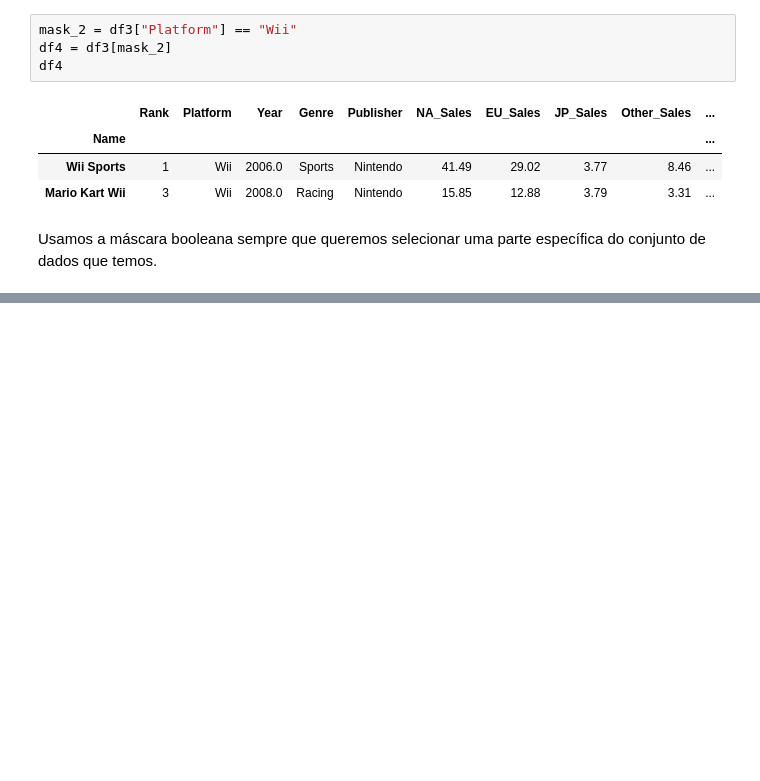
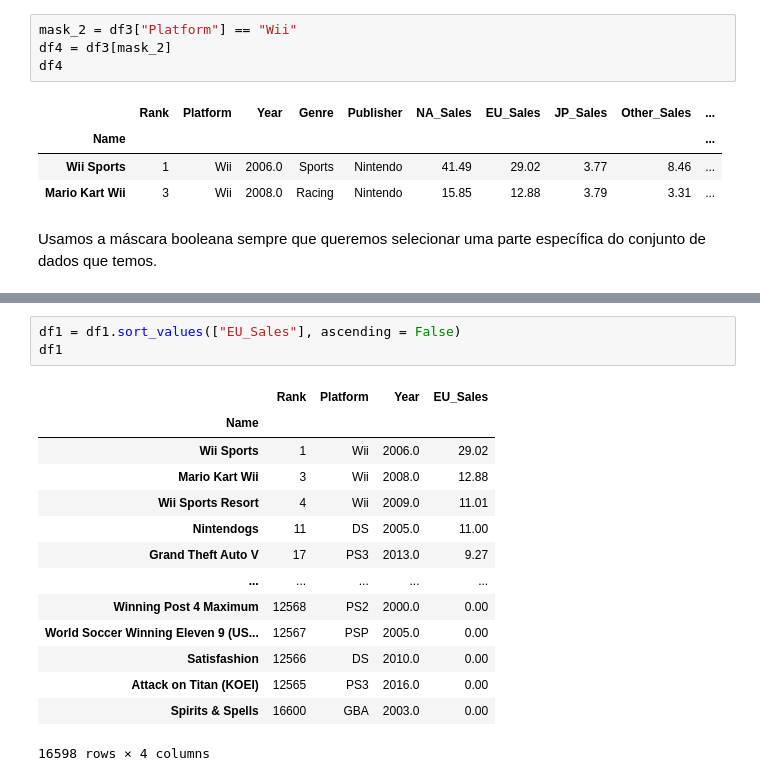
Before and after one commit to leoperassoli/python, a Jupyter notebook: pandas/planilhas_e_mascara_booleana_python.ipynb, the cells around one changed output, grey strips where cells are left out. Cells and saved outputs as stored; diff of their text form; blank space fills up the shorter version.

```diff
--- a/pandas/planilhas_e_mascara_booleana_python.ipynb
+++ b/pandas/planilhas_e_mascara_booleana_python.ipynb
@@ -152,0 +186,18 @@ Usamos a máscara booleana sempre que queremos selecionar uma parte específica
+# %%
+df1 = df1.sort_values(["EU_Sales"], ascending = False)
+df1
+# %% [output]
+|  | Rank | Platform | Year | EU_Sales |
+| Name |  |  |  |  |
+| Wii Sports | 1 | Wii | 2006.0 | 29.02 |
+| Mario Kart Wii | 3 | Wii | 2008.0 | 12.88 |
+| Wii Sports Resort | 4 | Wii | 2009.0 | 11.01 |
+| Nintendogs | 11 | DS | 2005.0 | 11.00 |
+| Grand Theft Auto V | 17 | PS3 | 2013.0 | 9.27 |
+| ... | ... | ... | ... | ... |
+| Winning Post 4 Maximum | 12568 | PS2 | 2000.0 | 0.00 |
+| World Soccer Winning Eleven 9 (US... | 12567 | PSP | 2005.0 | 0.00 |
+| Satisfashion | 12566 | DS | 2010.0 | 0.00 |
+| Attack on Titan (KOEI) | 12565 | PS3 | 2016.0 | 0.00 |
+| Spirits & Spells | 16600 | GBA | 2003.0 | 0.00 |
+16598 rows × 4 columns
```
Also changed, not shown: parts of 13 cells of this notebook.
